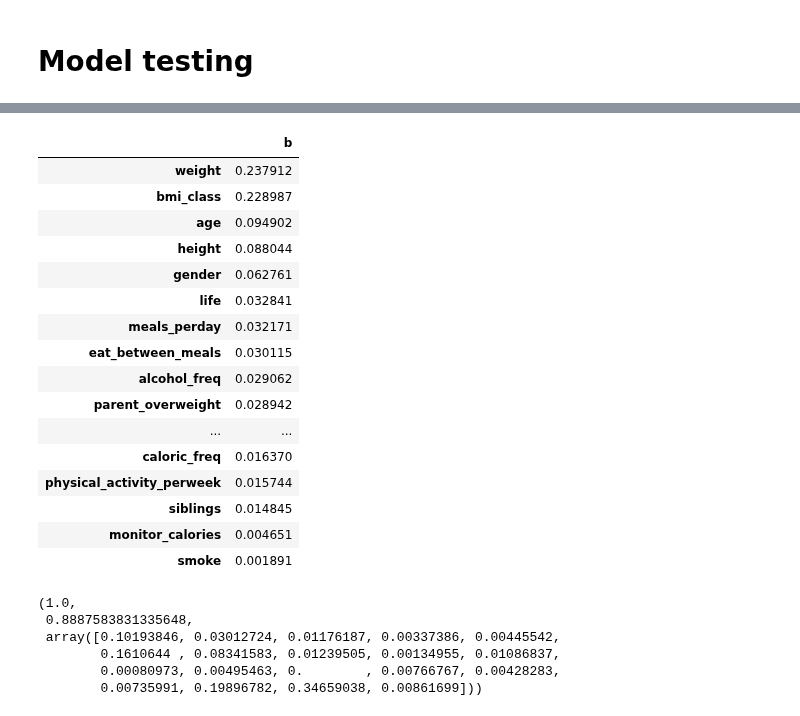
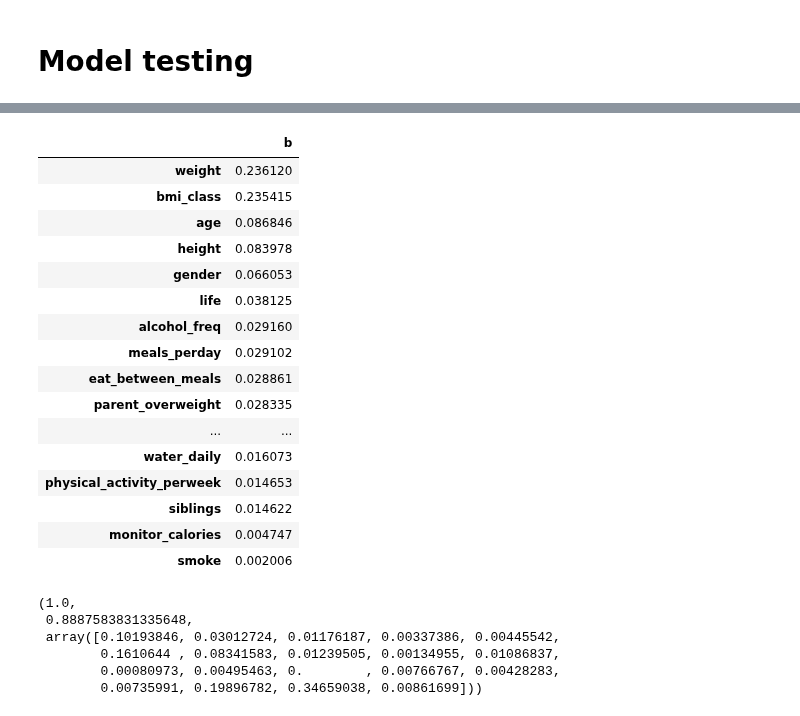
Before and after one commit to 0xMarc0s/IMS_ML_project, a Jupyter notebook: Preliminary Notebooks/preprocessing.ipynb, the cells around one changed output, grey strips where cells are left out. Drawn from its saved outputs; the diff is of its cells as text; code cells hidden in the pictures.

```diff
--- a/Preliminary Notebooks/preprocessing.ipynb
+++ b/Preliminary Notebooks/preprocessing.ipynb
@@ -393,7 +395,7 @@ y = df['obese_level']
 X_train, X_test, y_train, y_test = train_test_split(X,y, test_size=0.3)
 X_train, X_test = preprocess_data(X_train, X_test)
 # %%
-baseline = RandomForestClassifier()
+baseline = DecisionTreeClassifier()
 k = 5 # suppose i want to select 5
 
 rfe = RFE(estimator=baseline, n_features_to_select=k)
@@ -584,28 +620,28 @@ run(RandomForestClassifier(), X, y)
 # %%
-A = np. array([0.094902  , 0.02906236, 0.0163697 , 0.01809703, 0.03011454,
-        0.0627612 , 0.08804353, 0.03217063, 0.00465086, 0.02894237,
-        0.01574429, 0.0148447 , 0.00189053, 0.0174163 , 0.02887657,
-        0.01637259, 0.2379123 , 0.2289873 , 0.0328412 ])
+A = np. array([0.08684592, 0.02916015, 0.01698479, 0.02002437, 0.02886051,
+        0.06605276, 0.08397836, 0.02910226, 0.00474715, 0.0283351 ,
+        0.01465299, 0.01462235, 0.00200634, 0.02188073, 0.02701335,
+        0.01607257, 0.23612015, 0.23541477, 0.0381254 ])
 
 pd.DataFrame(A, index=X_train.columns, columns=["b"]).sort_values(by="b",ascending=False).style.bar()
 # %% [output]
 |  | b |
-| weight | 0.237912 |
-| bmi_class | 0.228987 |
-| age | 0.094902 |
-| height | 0.088044 |
-| gender | 0.062761 |
-| life | 0.032841 |
-| meals_perday | 0.032171 |
-| eat_between_meals | 0.030115 |
-| alcohol_freq | 0.029062 |
-| parent_overweight | 0.028942 |
+| weight | 0.236120 |
+| bmi_class | 0.235415 |
+| age | 0.086846 |
+| height | 0.083978 |
+| gender | 0.066053 |
+| life | 0.038125 |
+| alcohol_freq | 0.029160 |
+| meals_perday | 0.029102 |
+| eat_between_meals | 0.028861 |
+| parent_overweight | 0.028335 |
 | ... | ... |
-| caloric_freq | 0.016370 |
-| physical_activity_perweek | 0.015744 |
-| siblings | 0.014845 |
-| monitor_calories | 0.004651 |
-| smoke | 0.001891 |
+| water_daily | 0.016073 |
+| physical_activity_perweek | 0.014653 |
+| siblings | 0.014622 |
+| monitor_calories | 0.004747 |
+| smoke | 0.002006 |
 # %%
 run(DecisionTreeClassifier(), X, y)
 # %% [output]
```
Also changed, not shown: parts of 9 cells of this notebook.
